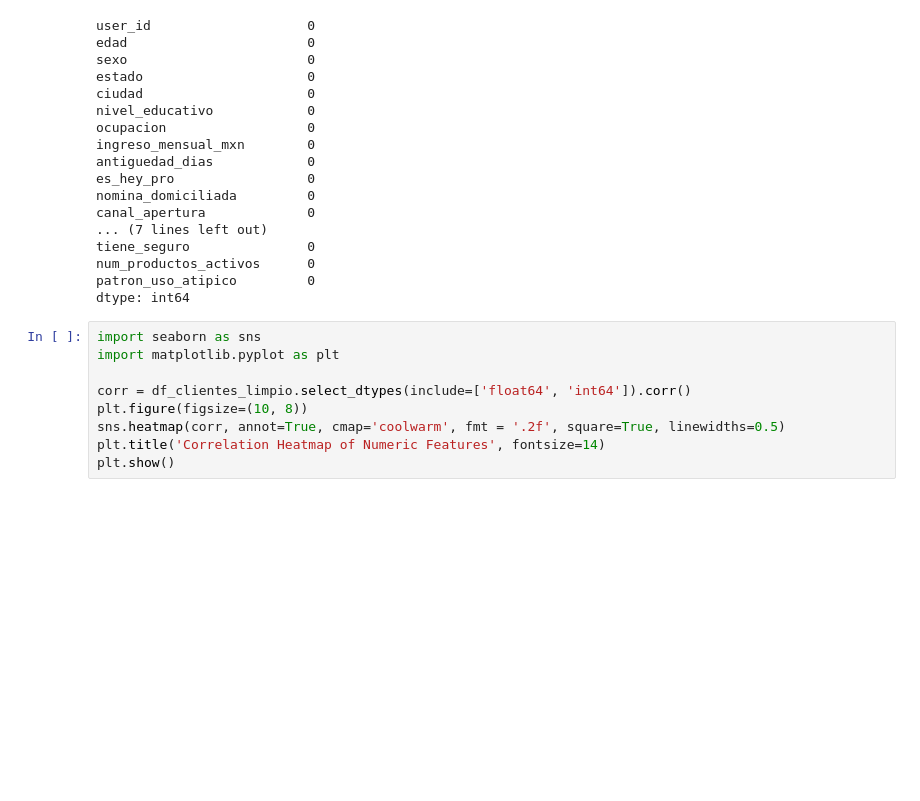
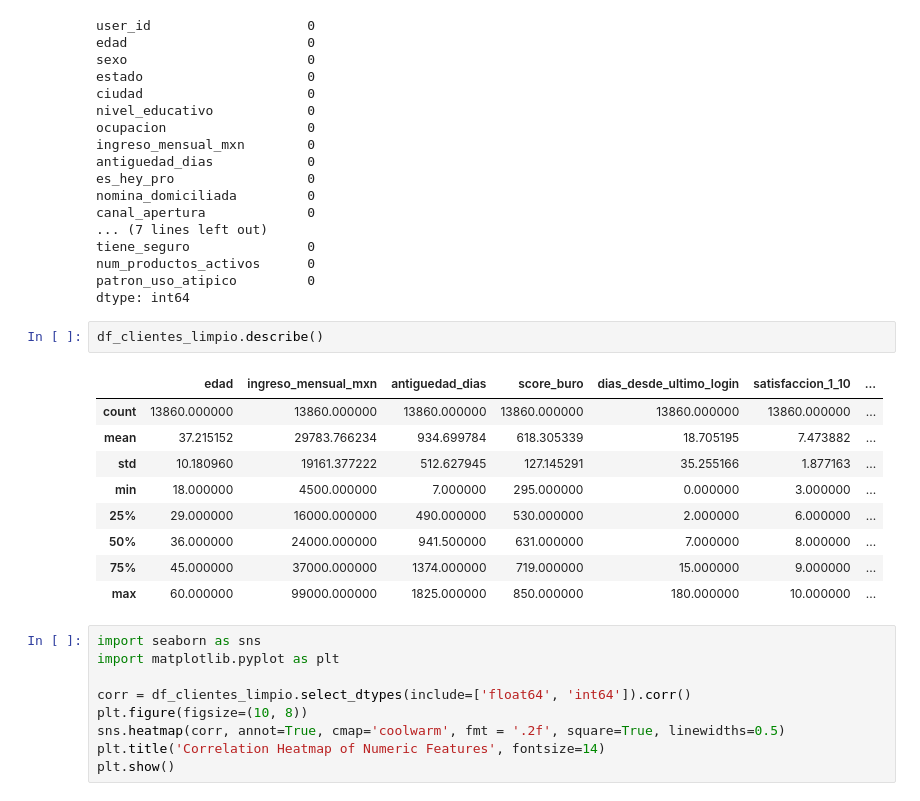
Before and after one commit to Luzdks/Datathon-2026-Wicho, a Jupyter notebook: EDA_datos-transaccionales.ipynb, the cells around one changed output. Cells and saved outputs as stored; diff of their text form; blank space fills up the shorter version.

```diff
--- a/EDA_datos-transaccionales.ipynb
+++ b/EDA_datos-transaccionales.ipynb
@@ -121,6 +121,18 @@ tiene_seguro               0
 num_productos_activos      0
 patron_uso_atipico         0
 dtype: int64
+# %%
+df_clientes_limpio.describe()
+# %% [output]
+|  | edad | ingreso_mensual_mxn | antiguedad_dias | score_buro | dias_desde_ultimo_login | satisfaccion_1_10 | ... |
+| count | 13860.000000 | 13860.000000 | 13860.000000 | 13860.000000 | 13860.000000 | 13860.000000 | ... |
+| mean | 37.215152 | 29783.766234 | 934.699784 | 618.305339 | 18.705195 | 7.473882 | ... |
+| std | 10.180960 | 19161.377222 | 512.627945 | 127.145291 | 35.255166 | 1.877163 | ... |
+| min | 18.000000 | 4500.000000 | 7.000000 | 295.000000 | 0.000000 | 3.000000 | ... |
+| 25% | 29.000000 | 16000.000000 | 490.000000 | 530.000000 | 2.000000 | 6.000000 | ... |
+| 50% | 36.000000 | 24000.000000 | 941.500000 | 631.000000 | 7.000000 | 8.000000 | ... |
+| 75% | 45.000000 | 37000.000000 | 1374.000000 | 719.000000 | 15.000000 | 9.000000 | ... |
+| max | 60.000000 | 99000.000000 | 1825.000000 | 850.000000 | 180.000000 | 10.000000 | ... |
 # %%
 import seaborn as sns
 import matplotlib.pyplot as plt
```
Also changed, not shown: parts of 4 cells of this notebook, 6 other files.
